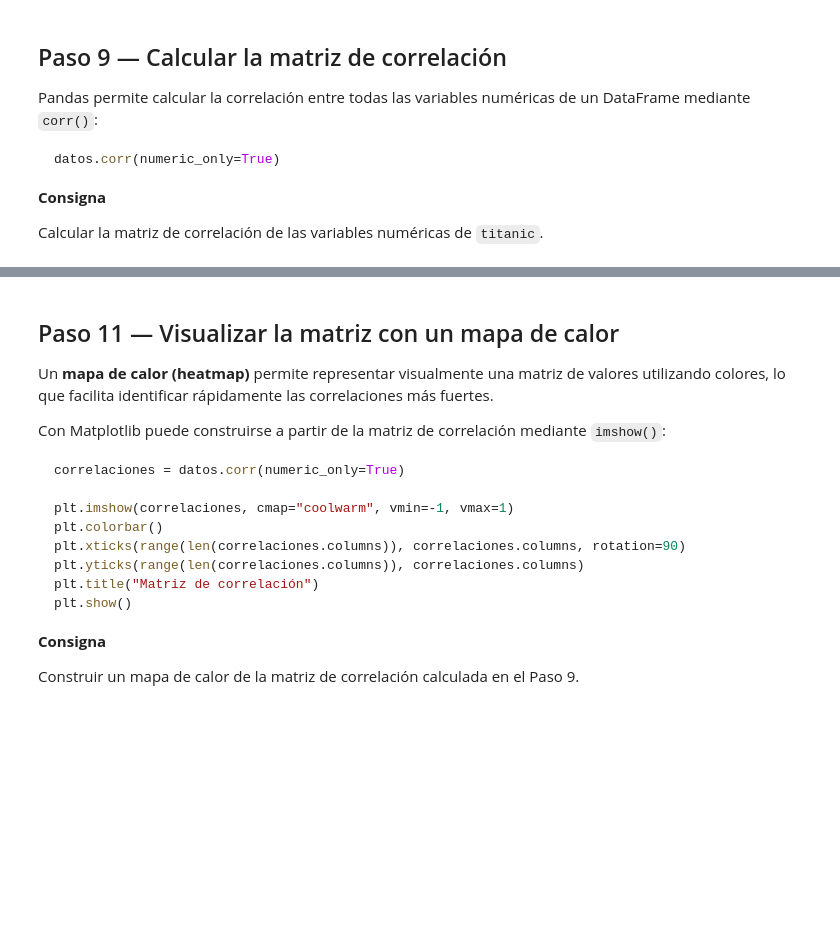
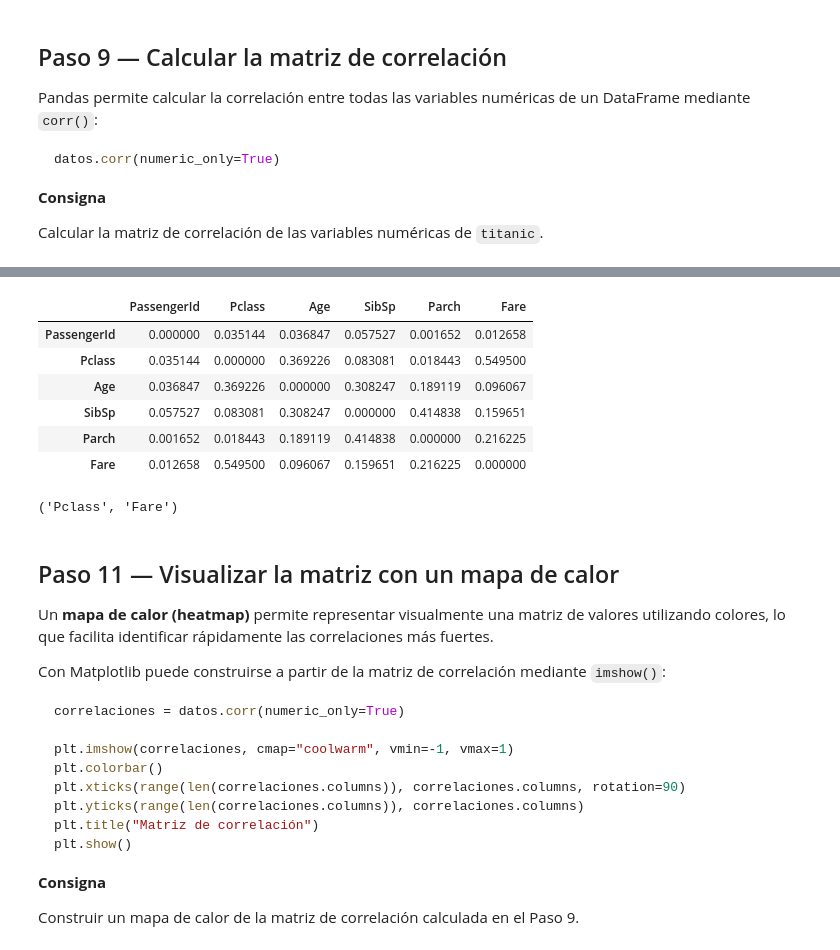
Before and after one commit to DarkosCode/IES, a Jupyter notebook: 2do-CD/PP2/2doCuatri/Practica_10_Outliers_Correlacion.ipynb, the cells around one changed output, grey strips where cells are left out. Saved outputs shown, nothing was run; the diff lists cells and outputs as text; code cells hidden in the pictures; blank space fills up the shorter version.

```diff
--- a/2do-CD/PP2/2doCuatri/Practica_10_Outliers_Correlacion.ipynb
+++ b/2do-CD/PP2/2doCuatri/Practica_10_Outliers_Correlacion.ipynb
@@ -388,3 +411,32 @@ Sobre esa Serie de pares ya se puede aplicar `idxmax()`, tal como se hizo en el
+# %%
+corrSinSurvived = correlacionesTit.drop(index="Survived", columns="Survived")
+corrAbsSinSurvived = corrSinSurvived.abs()
+# %%
+import numpy as np
+# 1. Hacemos una copia modificable de los valores numéricos ya que en veriones nuevas de Numpy no se puede modifucar directo con .values
+corrNew = corrAbsSinSurvived.to_numpy(copy=True)
+
+np.fill_diagonal(corrNew, 0)
+# %%
+corrAbsSinSurvived = pd.DataFrame(corrNew, index=corrAbsSinSurvived.index, columns=corrAbsSinSurvived.columns)
+corrAbsSinSurvived
+# %% [output]
+|  | PassengerId | Pclass | Age | SibSp | Parch | Fare |
+| PassengerId | 0.000000 | 0.035144 | 0.036847 | 0.057527 | 0.001652 | 0.012658 |
+| Pclass | 0.035144 | 0.000000 | 0.369226 | 0.083081 | 0.018443 | 0.549500 |
+| Age | 0.036847 | 0.369226 | 0.000000 | 0.308247 | 0.189119 | 0.096067 |
+| SibSp | 0.057527 | 0.083081 | 0.308247 | 0.000000 | 0.414838 | 0.159651 |
+| Parch | 0.001652 | 0.018443 | 0.189119 | 0.414838 | 0.000000 | 0.216225 |
+| Fare | 0.012658 | 0.549500 | 0.096067 | 0.159651 | 0.216225 | 0.000000 |
+# %%
+
+#? Transformando en una serie de pares con su correlacion
+corrStackeado = corrAbsSinSurvived.stack()
+# corrStackeado
+parFuerte = corrStackeado.idxmax()
+parFuerte
+# %% [output]
+('Pclass', 'Fare')
 # %% [markdown]
 ## Paso 11 — Visualizar la matriz con un mapa de calor
 
```
Also changed, not shown: parts of 6 cells of this notebook.
